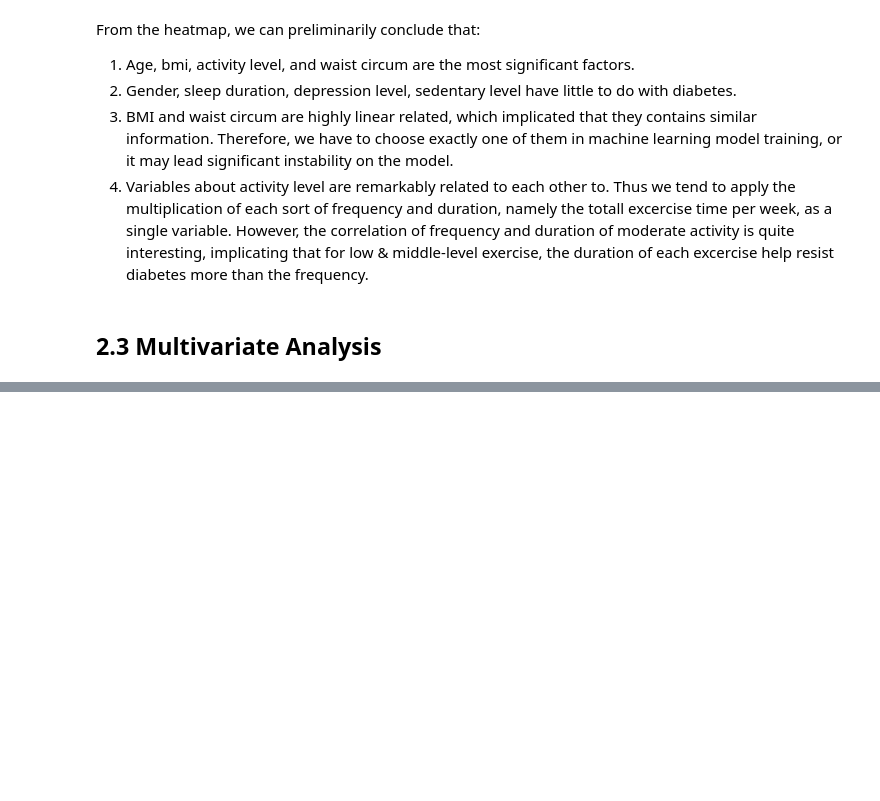
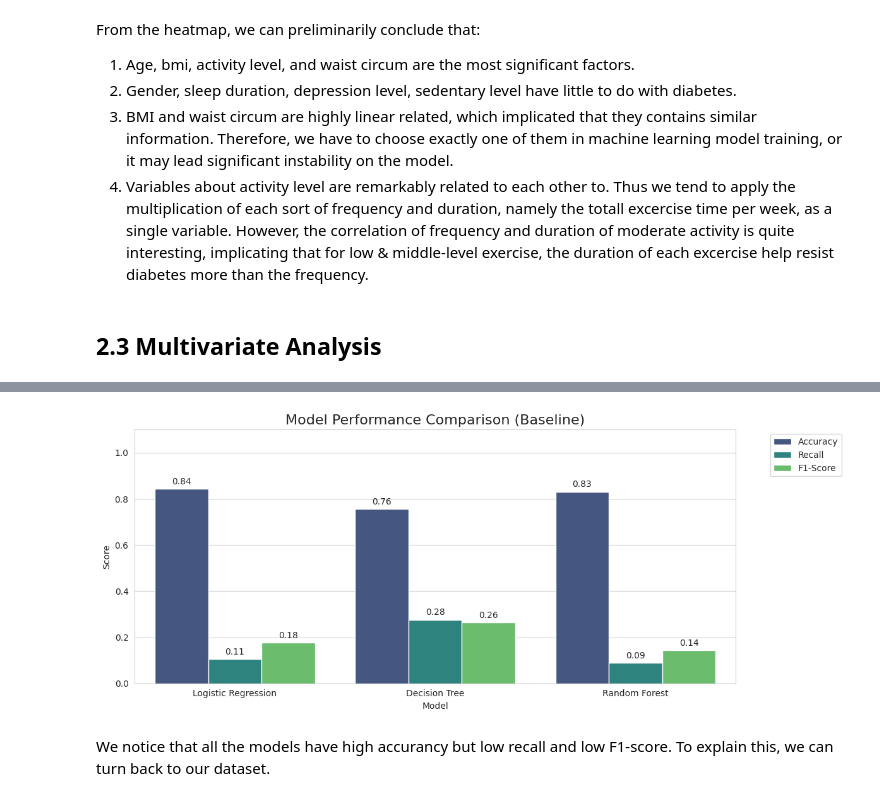
Before and after one commit to LuoYanHao-2025/Data_Science_Group31, a Jupyter notebook: Project_on_diabetes.ipynb, the cells around one changed output, grey strips where cells are left out. Drawn from its saved outputs; the diff is of its cells as text; code cells hidden in the pictures; blank space fills up the shorter version.

```diff
--- a/Project_on_diabetes.ipynb
+++ b/Project_on_diabetes.ipynb
@@ -510,0 +522,8 @@ From the heatmap, we can preliminarily conclude that:
+# %%
+# Drop columns unselected
+df_ml = df_final.drop(columns = ['sleep_hours','depression_feeling_frequency','sedentary_minutes_per_day','bmi'])
+# %%
+df_ml['moderate_activity_m_w'] = df_ml['moderate_activity_duration'] * df_ml['moderate_activity_w']
+df_ml['vigorous_activity_m_w'] = df_ml['vigorous_activity_duration'] * df_ml['vigorous_activity_w']
+
+df_ml = df_ml.drop(columns = ['moderate_activity_duration','moderate_activity_w','vigorous_activity_duration','vigorous_activity_w'])
@@ -510,0 +532,4 @@ From the heatmap, we can preliminarily conclude that:
+# %%
+df_ml["activity_level"] = df_ml["moderate_activity_m_w"] + df_ml["vigorous_activity_m_w"]
+
+df_ml = df_ml.drop(columns = ['moderate_activity_m_w','vigorous_activity_m_w'])
@@ -510,0 +588,13 @@ From the heatmap, we can preliminarily conclude that:
+# %%
+from sklearn.preprocessing import StandardScaler
+
+scaler = StandardScaler()
+
+# Get scaled set
+X_train_scaled = scaler.fit_transform(X_train)
+
+# Transform validation set with std and mean got from train set
+X_val_scaled = scaler.transform(X_val)
+
+# Do the same to test set
+X_test_scaled = scaler.transform(X_test)
@@ -510,0 +647,19 @@ From the heatmap, we can preliminarily conclude that:
+# %%
+plt.figure(figsize=(12,5))
+sns.set_style("whitegrid")
+
+chart = sns.barplot(data=results_df.melt(id_vars="Model", var_name="Metric", value_name="Score"), x="Model", y="Score", hue="Metric", palette="viridis")
+
+for container in chart.containers:
+    chart.bar_label(container, fmt='%.2f', padding=3)
+
+plt.title("Model Performance Comparison (Baseline)", fontsize=16)
+plt.ylim(0, 1.1)
+plt.legend(bbox_to_anchor=(1.05, 1), loc='upper left') # legend
+
+plt.tight_layout()
+plt.show()
+# %% [output]
+[figure, added]
+# %% [markdown]
+We notice that all the models have high accurancy but low recall and low F1-score. To explain this, we can turn back to our dataset.
```
Also changed, not shown: parts of 33 cells of this notebook.
